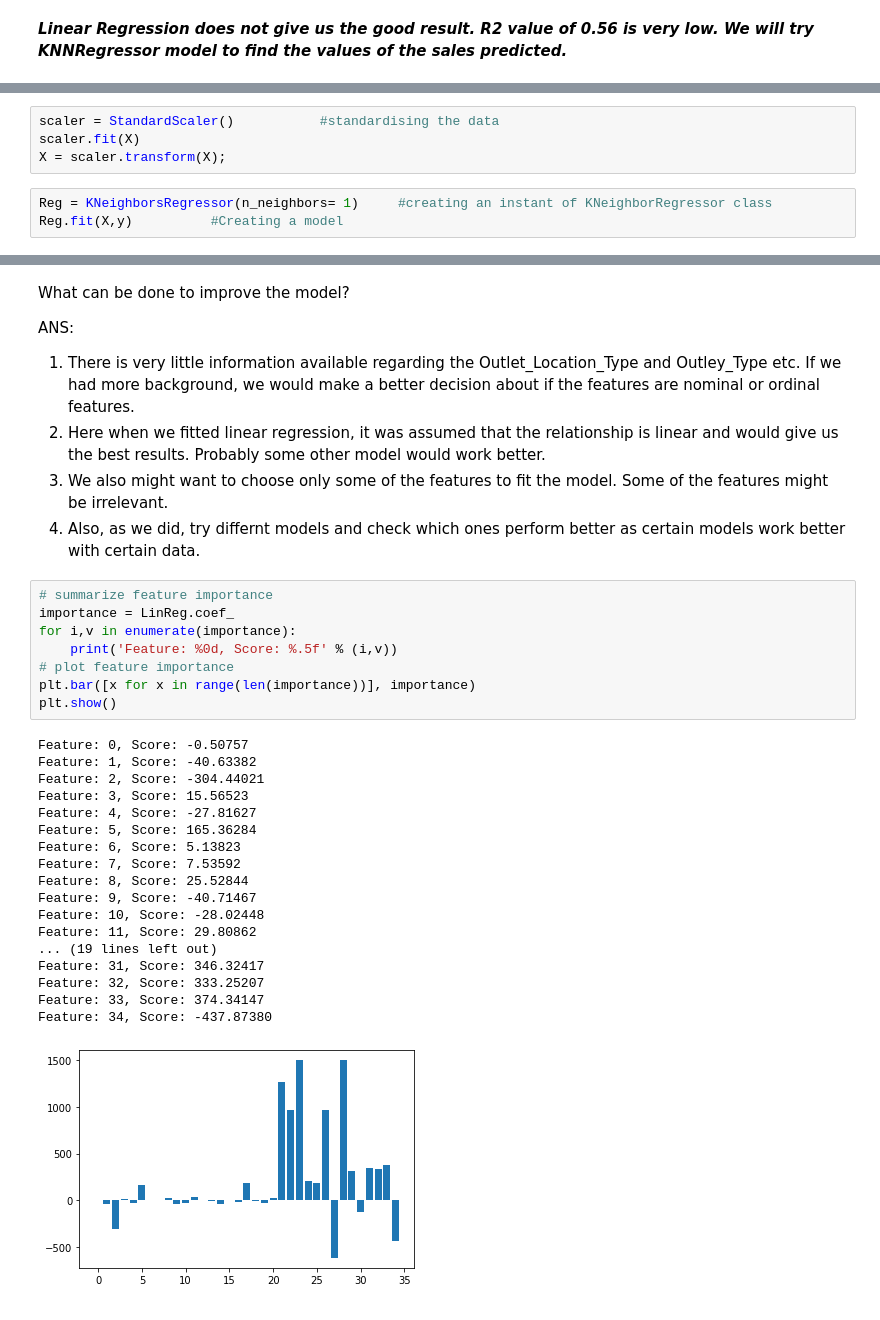
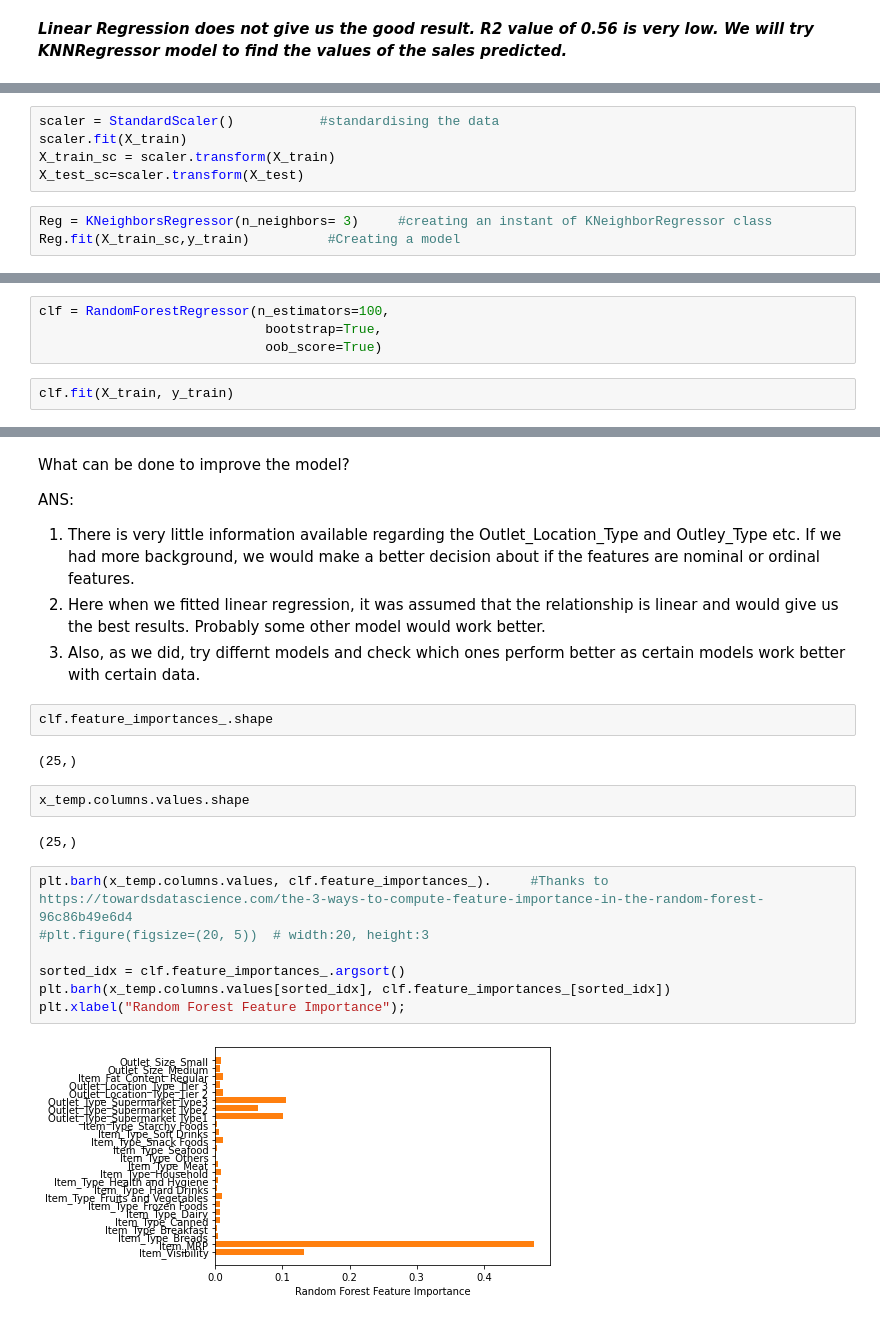
Before and after one commit to Maitreyeej/Food_Sales_Prediction, a Jupyter notebook: Sales_Prediction.ipynb, the cells around one changed output, grey strips where cells are left out. Saved outputs shown, nothing was run; the diff lists cells and outputs as text.

```diff
--- a/Sales_Prediction.ipynb
+++ b/Sales_Prediction.ipynb
@@ -564,9 +621,10 @@ from sklearn.neighbors import KNeighborsRegressor
 # %%
 scaler = StandardScaler()           #standardising the data
-scaler.fit(X)
-X = scaler.transform(X);
+scaler.fit(X_train)
+X_train_sc = scaler.transform(X_train)
+X_test_sc=scaler.transform(X_test)
 # %%
-Reg = KNeighborsRegressor(n_neighbors= 1)     #creating an instant of KNeighborRegressor class
-Reg.fit(X,y)          #Creating a model
+Reg = KNeighborsRegressor(n_neighbors= 3)     #creating an instant of KNeighborRegressor class
+Reg.fit(X_train_sc,y_train)          #Creating a model
 # %% [output]
 KNeighborsRegressor(algorithm='auto', leaf_size=30, metric='minkowski',
@@ -586,0 +648,6 @@ print(score)
+# %%
+clf = RandomForestRegressor(n_estimators=100,
+                             bootstrap=True,
+                             oob_score=True)
+# %%
+clf.fit(X_train, y_train)
@@ -591,32 +735,21 @@ What can be done to improve the model?
 ANS:
 1. There is very little information available regarding the Outlet_Location_Type and Outley_Type etc. If we had more background, we would make a better decision about if the features are nominal or ordinal features.
 2. Here when we fitted linear regression, it was assumed that the relationship is linear and would give us the best results. Probably some other model would work better.
-3. We also might want to choose only some of the features to fit the model. Some of the features might be irrelevant.
-4. Also, as we did, try differnt models and check which ones perform better as certain models work better with certain data.
+3. Also, as we did, try differnt models and check which ones perform better as certain models work better with certain data.
-# %%
-# summarize feature importance
-importance = LinReg.coef_
-for i,v in enumerate(importance):
-	print('Feature: %0d, Score: %.5f' % (i,v))
-# plot feature importance
-plt.bar([x for x in range(len(importance))], importance)
-plt.show()
-# %% [output]
-Feature: 0, Score: -0.50757
-Feature: 1, Score: -40.63382
-Feature: 2, Score: -304.44021
-Feature: 3, Score: 15.56523
-Feature: 4, Score: -27.81627
-Feature: 5, Score: 165.36284
-Feature: 6, Score: 5.13823
-Feature: 7, Score: 7.53592
-Feature: 8, Score: 25.52844
-Feature: 9, Score: -40.71467
-Feature: 10, Score: -28.02448
-Feature: 11, Score: 29.80862
-... (19 lines left out)
-Feature: 31, Score: 346.32417
-Feature: 32, Score: 333.25207
-Feature: 33, Score: 374.34147
-Feature: 34, Score: -437.87380
-[figure, removed]
+# %%
+clf.feature_importances_.shape
+# %% [output]
+(25,)
+# %%
+x_temp.columns.values.shape
+# %% [output]
+(25,)
+# %%
+plt.barh(x_temp.columns.values, clf.feature_importances_).     #Thanks to https://towardsdatascience.com/the-3-ways-to-compute-feature-importance-in-the-random-forest-96c86b49e6d4
+#plt.figure(figsize=(20, 5))  # width:20, height:3
+
+sorted_idx = clf.feature_importances_.argsort()
+plt.barh(x_temp.columns.values[sorted_idx], clf.feature_importances_[sorted_idx])
+plt.xlabel("Random Forest Feature Importance");
+# %% [output]
+[figure, added]
```
Also changed, not shown: parts of 74 cells of this notebook.
